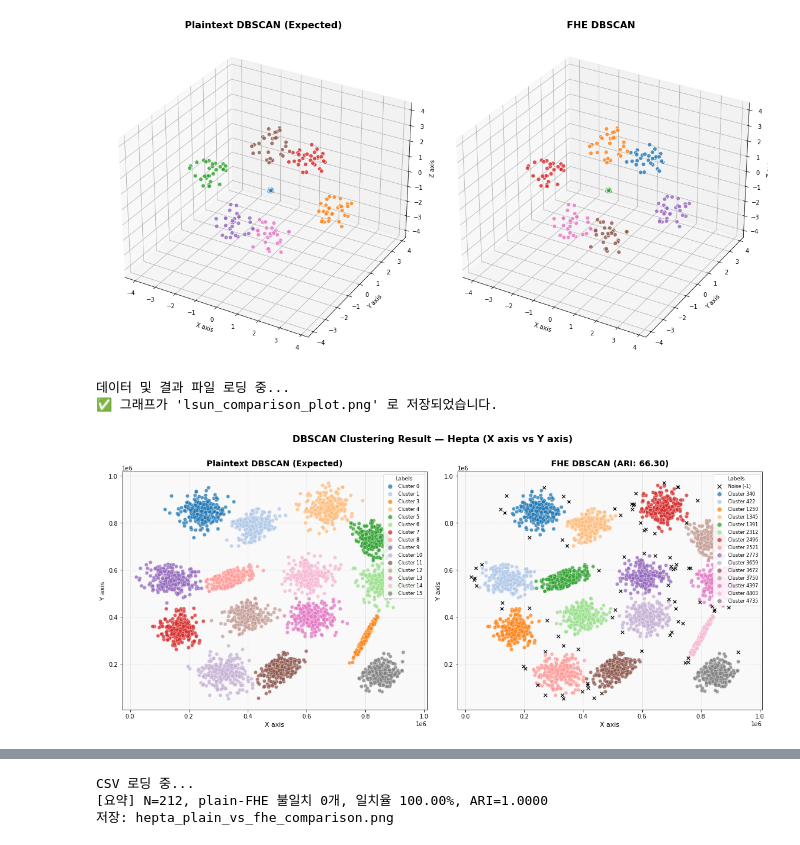
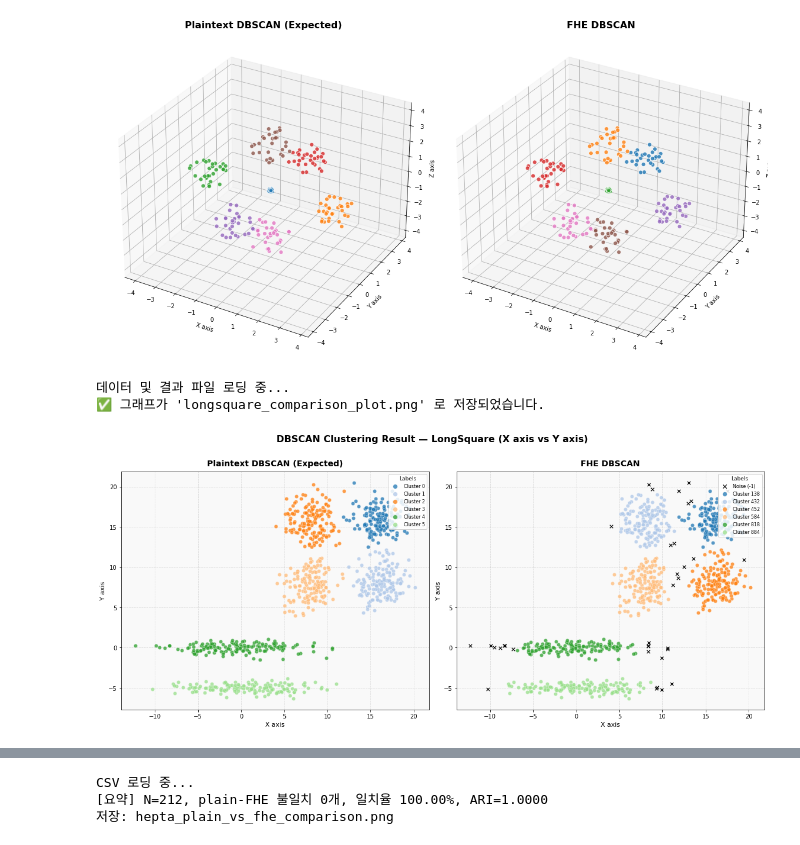
Before and after one commit to gspark0621/Data-Analysis-with-CKKS, a Jupyter notebook: Cluster/DBSCAN_CKKS/desilo/core_test/single_fhe_test/Visualize.ipynb, the cells around one changed output, grey strips where cells are left out. Cells and saved outputs as stored; diff of their text form; code cells hidden in the pictures.

```diff
--- a/Cluster/DBSCAN_CKKS/desilo/core_test/single_fhe_test/Visualize.ipynb
+++ b/Cluster/DBSCAN_CKKS/desilo/core_test/single_fhe_test/Visualize.ipynb
@@ -49,8 +43,8 @@ import matplotlib.pyplot as plt
 # ---------------------------------------------------------
 # 1. 파일 경로 설정 (사용자 환경에 맞게 수정하세요)
 # ---------------------------------------------------------
-ARFF_PATH = "/home/junhyung/study/Data_Analysis_with_CKKS/Cluster/DBSCAN_CKKS/desilo/dataset/Other_cluster/hepta.arff"
-CSV_PATH = "/home/junhyung/study/Data_Analysis_with_CKKS/Cluster/DBSCAN_CKKS/desilo/hepta_fhe_heap_result_eps1.0_min4.csv"
+ARFF_PATH = "/home/junhyung/study/Data-Analysis-with-CKKS/Cluster/DBSCAN_CKKS/desilo/dataset/Other_cluster/hepta.arff"
+CSV_PATH = "/home/junhyung/study/Data-Analysis-with-CKKS/Cluster/DBSCAN_CKKS/desilo/hepta_fhe_heap_result_eps1.0_min4.csv"
 
 def load_arff_to_pts(filepath):
     pts = []
@@ -154,8 +148,8 @@ import matplotlib.colors as mcolors
 # ---------------------------------------------------------
 # 1. 파일 경로 설정 (사용자 환경에 맞게 수정하세요)
 # ---------------------------------------------------------
-ARFF_PATH = "/home/junhyung/study/Data_Analysis_with_CKKS/Cluster/DBSCAN_CKKS/desilo/dataset/Other_cluster/s1.arff"
-CSV_PATH = "/home/junhyung/study/Data_Analysis_with_CKKS/Cluster/DBSCAN_CKKS/desilo/s1_fhe_heap_result_eps44000.0_min50.csv"
+ARFF_PATH = "/home/junhyung/study/Data-Analysis-with-CKKS/Cluster/DBSCAN_CKKS/desilo/dataset/Other_cluster/longsquare.arff"
+CSV_PATH = "/home/junhyung/study/Data-Analysis-with-CKKS/Cluster/DBSCAN_CKKS/desilo/longsquare_fhe_heap_result_eps1.15_min6.csv"
 
 # 2D 시각화에서 표시할 두 축을 선택 (0=X, 1=Y, 2=Z)
 AXIS_X = 0  # 수평축
@@ -248,38 +242,38 @@ def main():
     # 3. 2D 시각화
     fig, (ax1, ax2) = plt.subplots(1, 2, figsize=(16, 7))
     fig.suptitle(
-        f"DBSCAN Clustering Result — Hepta ({AXIS_LABELS[AXIS_X]} vs {AXIS_LABELS[AXIS_Y]})",
+        f"DBSCAN Clustering Result — LongSquare ({AXIS_LABELS[AXIS_X]} vs {AXIS_LABELS[AXIS_Y]})",
         fontsize=16, fontweight='bold', y=1.01
     )
 
     # --- [왼쪽: Plaintext 결과] ---
     plot_2d_clusters(
         ax1, x_vals, y_vals, pt_labels,
         title="Plaintext DBSCAN (Expected)",
         x_label=AXIS_LABELS[AXIS_X],
         y_label=AXIS_LABELS[AXIS_Y]
     )
 
     # --- [오른쪽: FHE 결과] ---
     plot_2d_clusters(
         ax2, x_vals, y_vals, fhe_labels,
-        title="FHE DBSCAN (ARI: 66.30)",
+        title="FHE DBSCAN",
         x_label=AXIS_LABELS[AXIS_X],
         y_label=AXIS_LABELS[AXIS_Y]
     )
 
     # 4. 저장 및 출력
     plt.tight_layout()
-    save_filename = "lsun_comparison_plot.png"
+    save_filename = "longsquare_comparison_plot.png"
     plt.savefig(save_filename, dpi=300, bbox_inches='tight')
     print(f"✅ 그래프가 '{save_filename}' 로 저장되었습니다.")
     plt.show()
 
 
 if __name__ == '__main__':
 
     main()
 # %% [output]
 데이터 및 결과 파일 로딩 중...
-✅ 그래프가 'lsun_comparison_plot.png' 로 저장되었습니다.
+✅ 그래프가 'longsquare_comparison_plot.png' 로 저장되었습니다.
-[figure, old version]
+[figure, new version]
```
Also changed, not shown: parts of 7 cells of this notebook, 49 other files.
